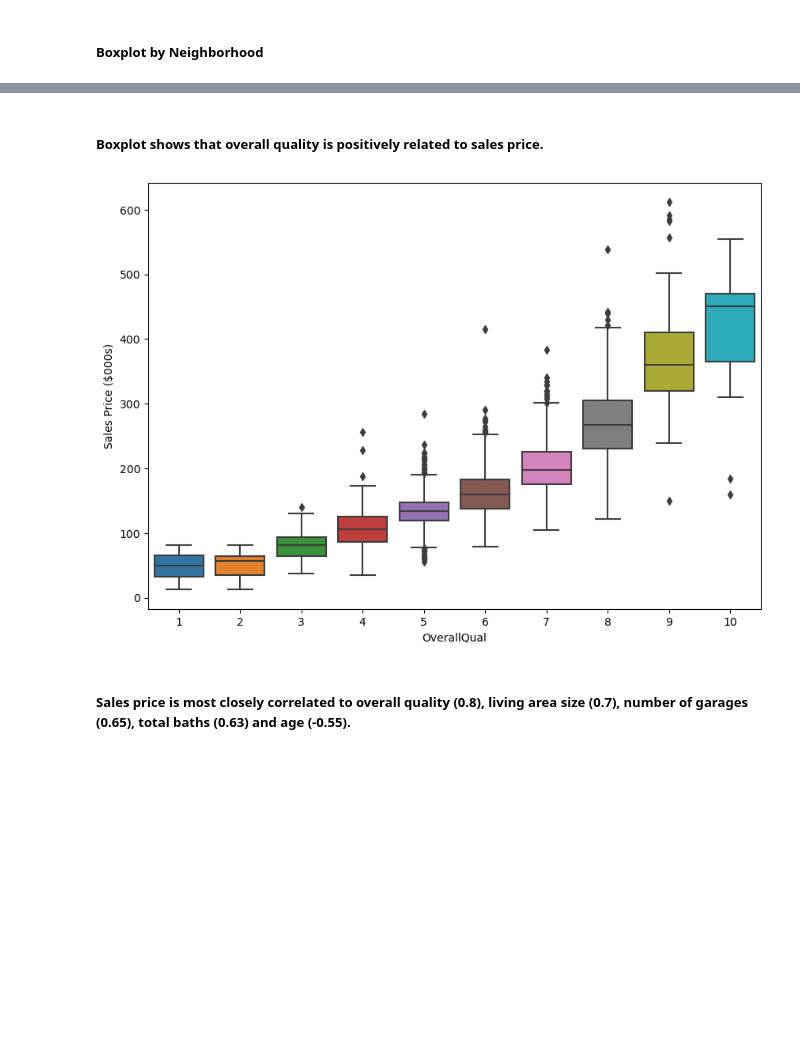
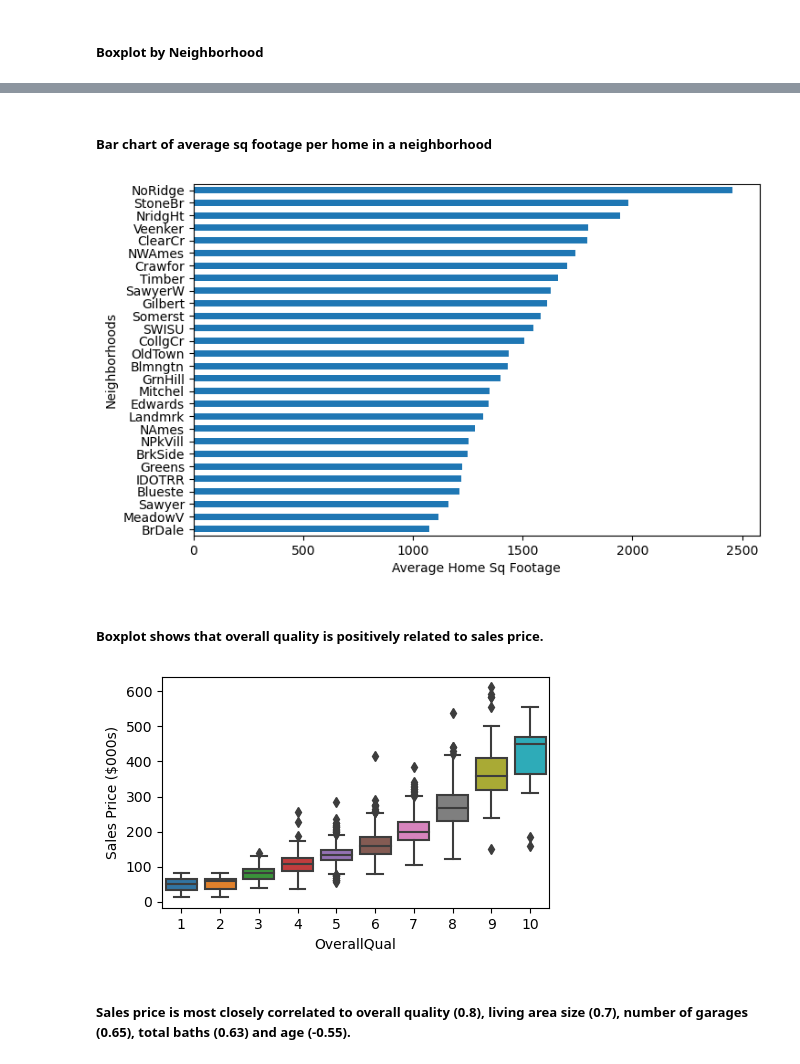
Before and after one commit to johngilheany/ames_home_price, a Jupyter notebook: FINAL_starter_code.ipynb, the cells around one changed output, grey strips where cells are left out. Saved outputs shown, nothing was run; the diff lists cells and outputs as text; code cells hidden in the pictures; blank space fills up the shorter version.

```diff
--- a/FINAL_starter_code.ipynb
+++ b/FINAL_starter_code.ipynb
@@ -194,11 +227,22 @@ plt.xlabel('Sales Price ($000s)');
+# %% [markdown]
+##### Bar chart of average sq footage per home in a neighborhood
+# %%
+plt.figure(figsize=(8,5))
+housing_init['GrLivArea'].groupby(housing_init['Neighborhood']).mean().sort_values().plot(kind='barh')
+plt.xlabel('Average Home Sq Footage')
+plt.ylabel('Neighborhoods')
+plt.show();
+# round(housing_init['GrLivArea'].groupby(housing_init['Neighborhood']).mean().sort_values(), 1)
+# %% [output]
+[figure, added]
 # %% [markdown]
 ##### Boxplot shows that overall quality is positively related to sales price.
 # %%
-plt.figure(figsize=(10,7))
+plt.figure(figsize=(5,3))
 sns.boxplot(y = housing_init['SalePrice']/1000, x = housing_init['OverallQual'])
 plt.ylabel('Sales Price ($000s)');
 # %% [output]
-[figure, old version]
+[figure, new version]
 # %% [markdown]
 ##### Sales price is most closely correlated to overall quality (0.8), living area size (0.7), number of garages (0.65), total baths (0.63) and age (-0.55).
 # %%
```
Also changed, not shown: parts of 19 cells of this notebook, 9 other files.
